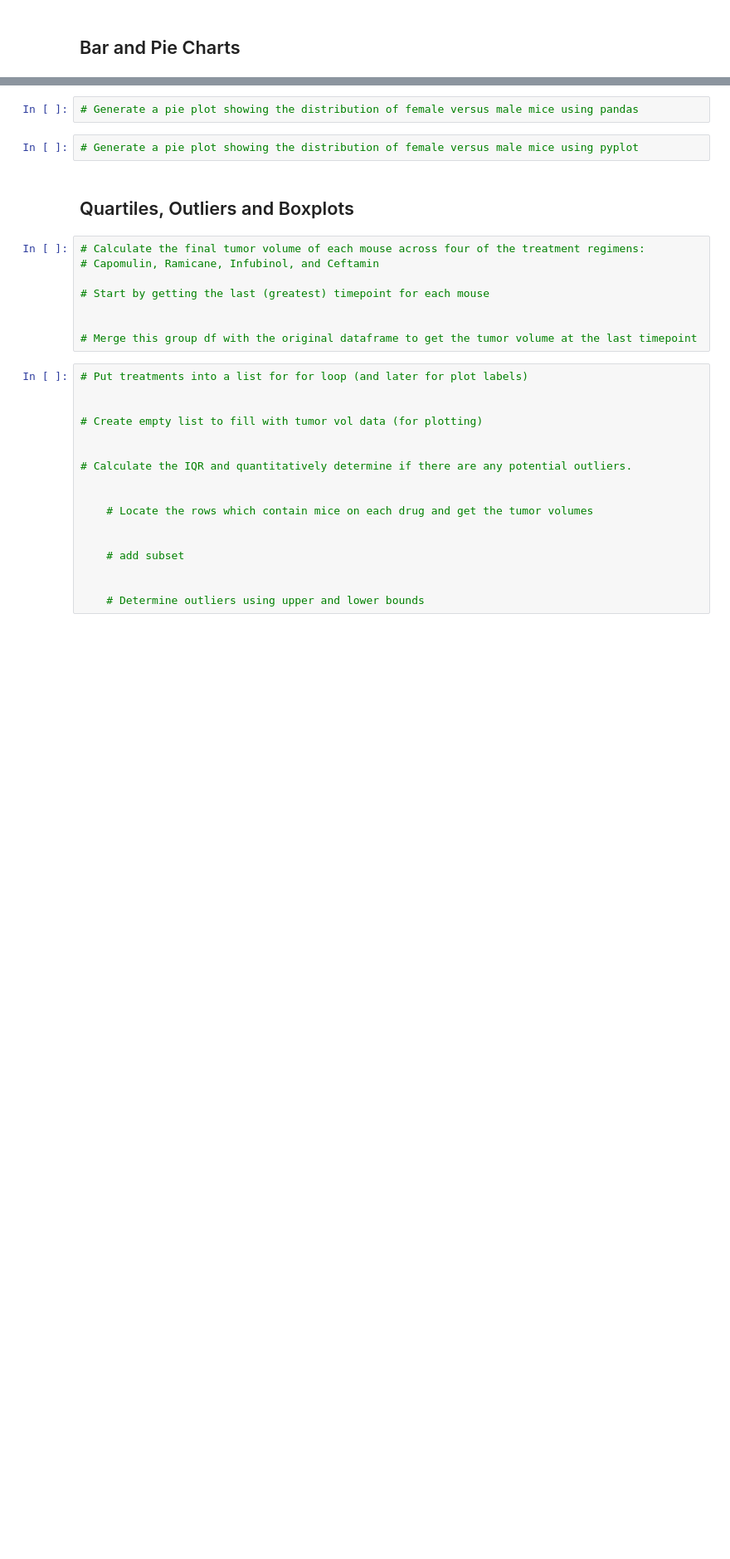
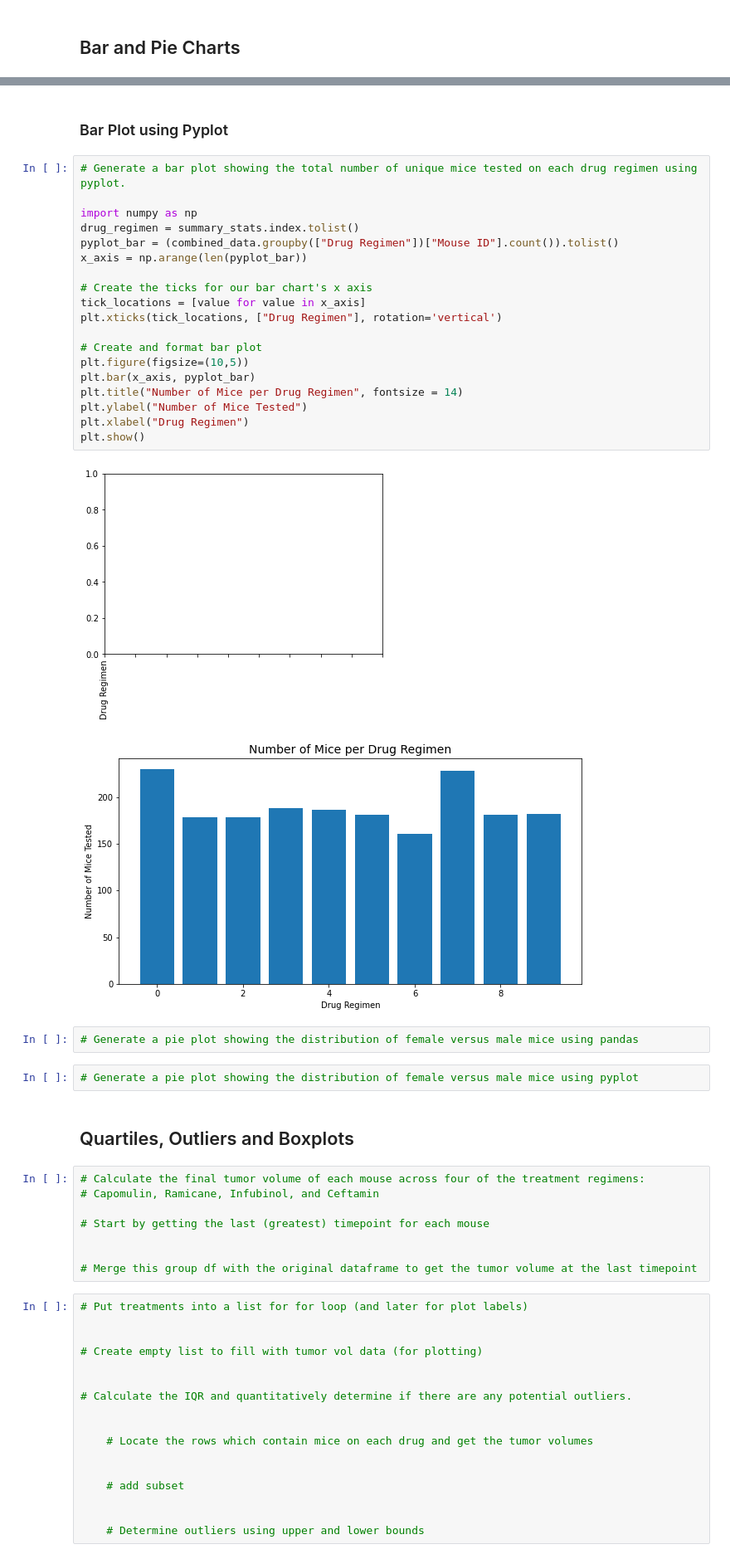
Before and after one commit to leslievazquez/The_Power_of_Matplotlib, a Jupyter notebook: Pymaceuticals/pymaceuticals_solved.ipynb, the cells around one changed output, grey strips where cells are left out. Shown: that part at 83% size. Cells and saved outputs as stored; diff of their text form; blank space fills up the shorter version.

```diff
--- a/Pymaceuticals/pymaceuticals_solved.ipynb
+++ b/Pymaceuticals/pymaceuticals_solved.ipynb
@@ -132,3 +153,27 @@ summary_stats.round(2)
+# %% [markdown]
+### Bar Plot using Pyplot
+# %%
+# Generate a bar plot showing the total number of unique mice tested on each drug regimen using pyplot.
+
+import numpy as np
+drug_regimen = summary_stats.index.tolist()
+pyplot_bar = (combined_data.groupby(["Drug Regimen"])["Mouse ID"].count()).tolist()
+x_axis = np.arange(len(pyplot_bar))
+
+# Create the ticks for our bar chart's x axis
+tick_locations = [value for value in x_axis]
+plt.xticks(tick_locations, ["Drug Regimen"], rotation='vertical')
+
+# Create and format bar plot
+plt.figure(figsize=(10,5))
+plt.bar(x_axis, pyplot_bar)
+plt.title("Number of Mice per Drug Regimen", fontsize = 14)
+plt.ylabel("Number of Mice Tested")
+plt.xlabel("Drug Regimen")
+plt.show()
+# %% [output]
+[figure, added]
+[figure, added]
 # %%
 # Generate a pie plot showing the distribution of female versus male mice using pandas
 # %%
```
Also changed, not shown: parts of 5 cells of this notebook.
